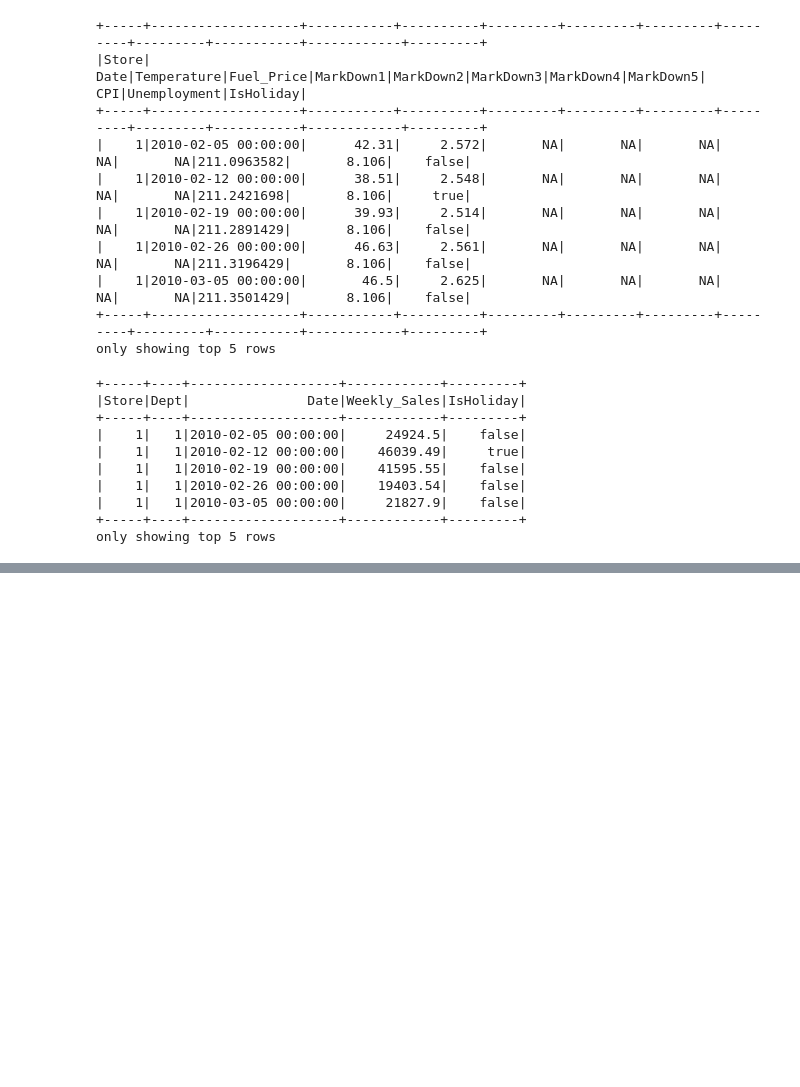
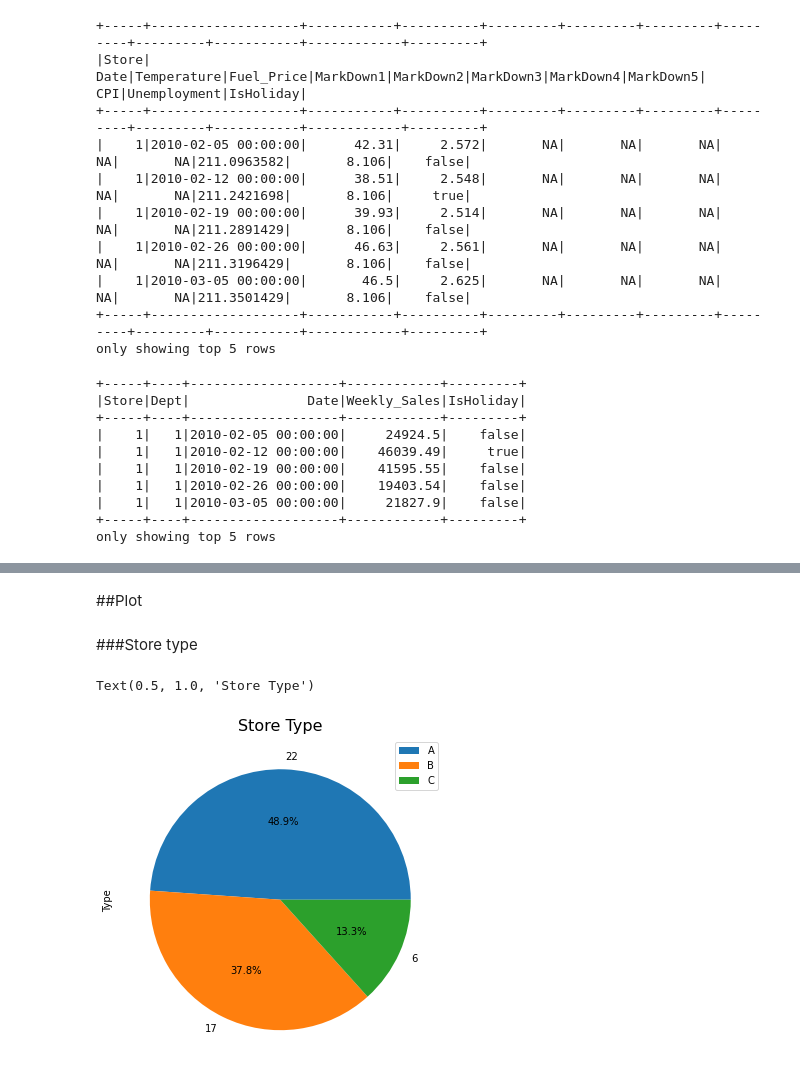
Before and after one commit to Crazylov3/spark, a Jupyter notebook: data_explorer.ipynb, the cells around one changed output, grey strips where cells are left out. Saved outputs shown, nothing was run; the diff lists cells and outputs as text; code cells hidden in the pictures; blank space fills up the shorter version.

```diff
--- a/data_explorer.ipynb
+++ b/data_explorer.ipynb
@@ -217,0 +157,3 @@ Text(0.5, 1.0, 'Correlation with Weekly_Sales')
+# %%
+df_feature_raw = replaceNA(df_feature_raw)
+df_feature_raw.select([count(when(col(c).isNull(),c)).alias(c) for c in df_feature_raw.columns]).show()
@@ -217,0 +213,7 @@ Text(0.5, 1.0, 'Correlation with Weekly_Sales')
+# %%
+df_train = df_train_raw.join(df_feature_raw, how="left", on=["Store", "Date", "IsHoliday"], ).join(df_stores_raw, how="left", on=["Store"])
+df_test = df_test_raw.join(df_feature_raw, how="left", on=["Store", "Date", "IsHoliday"]).join(df_stores_raw, how="left", on=["Store"])
+# df_train = df_train.withColumn("CPI", df_train["CPI"].cast(FloatType())).withColumn("Unemployment", df_train["Unemployment"].cast(FloatType()))
+# df_test = df_test.withColumn("CPI", df_test["CPI"].cast(FloatType())).withColumn("Unemployment", df_test["Unemployment"].cast(FloatType()))
+df_train.printSchema()
+df_train.show(5)
@@ -217,0 +287,14 @@ Text(0.5, 1.0, 'Correlation with Weekly_Sales')
+# %%
+superbowl_date = ['2010-02-12 00:00:00',
+                  '2011-02-11 00:00:00',
+                  '2012-02-10 00:00:00',
+                  '2013-02-08 00:00:00']
+labor_date = ['2010-09-10 00:00:00',
+              '2011-09-09 00:00:00',
+              '2012-09-07 00:00:00']
+thanksgiving_date = ['2010-11-26 00:00:00',
+                     '2011-12-30 00:00:00',
+                     '2012-11-23 00:00:00']
+christmas_date = ['2012-12-28 00:00:00',
+                  '2011-12-30 00:00:00',
+                  '2010-12-31 00:00:00',]
@@ -217,0 +416,9 @@ Text(0.5, 1.0, 'Correlation with Weekly_Sales')
+# %%
+convert_cols = [ 'MarkDown1',
+ 'MarkDown2',
+ 'MarkDown3',
+ 'MarkDown4',
+ 'MarkDown5',
+ 'CPI',
+ 'Unemployment',]
+df_train_pd[convert_cols] = df_train_pd[convert_cols].apply(pd.to_numeric)
@@ -217,0 +465,2 @@ Text(0.5, 1.0, 'Correlation with Weekly_Sales')
+# %% [markdown]
+##Plot
@@ -217,0 +469,16 @@ Text(0.5, 1.0, 'Correlation with Weekly_Sales')
+# %% [markdown]
+###Store type
+# %%
+groupby_store = df_train_pd.groupby(['Store', 'Type']).size().index
+store=list(groupby_store.get_level_values(0))
+store_type=list(groupby_store.get_level_values(1))
+type_df = pd.DataFrame(data={'Store': store, 'Type': store_type})
+
+plot = type_df["Type"].value_counts().plot.pie(autopct="%1.1f%%", figsize=(6, 6), labels=type_df["Type"].value_counts())
+plot.set_title("Store Type")
+# plt.axis("off")
+plt.legend(labels=type_df["Type"].value_counts().index, loc="upper right")
+plt.title("Store Type", fontsize=16)
+# %% [output]
+Text(0.5, 1.0, 'Store Type')
+[figure, added]
```
Also changed, not shown: parts of 94 cells of this notebook.
